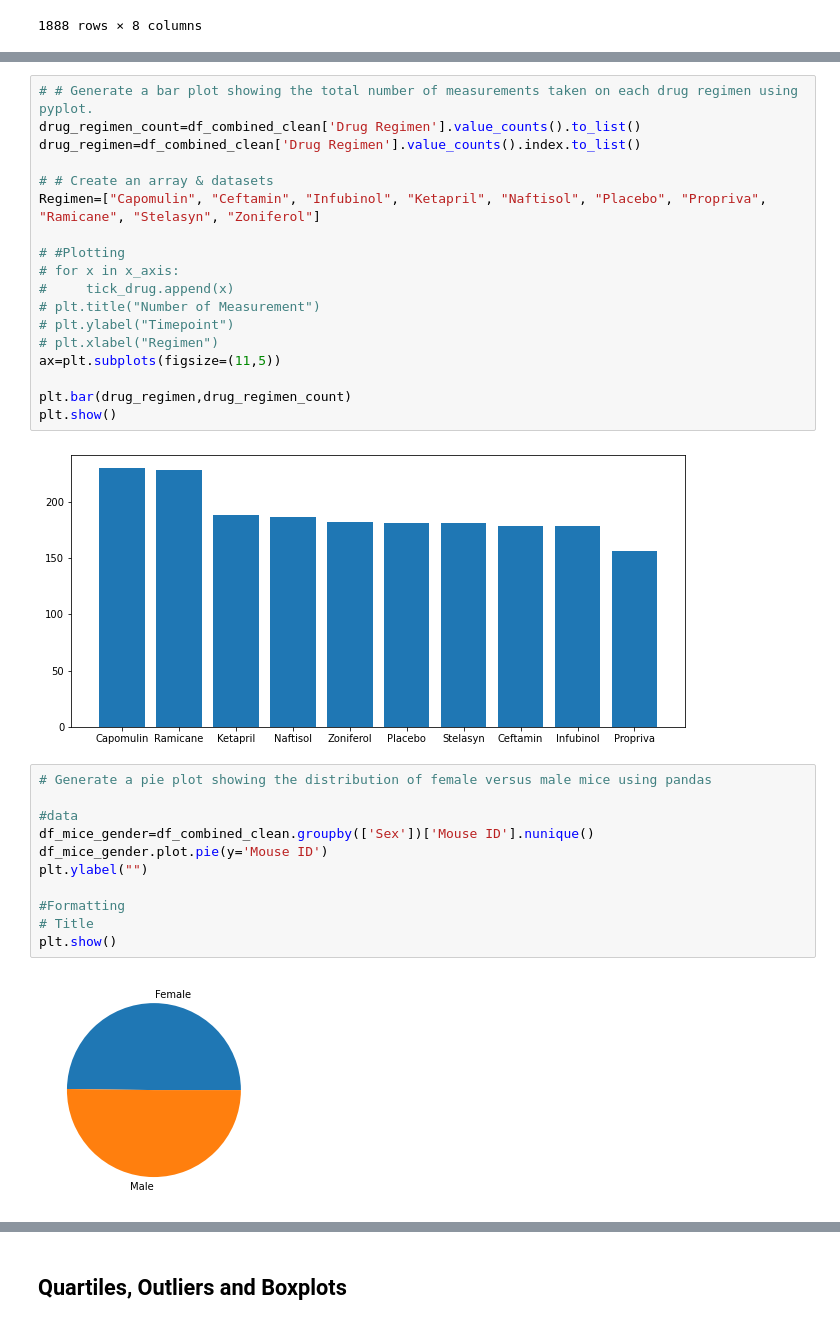
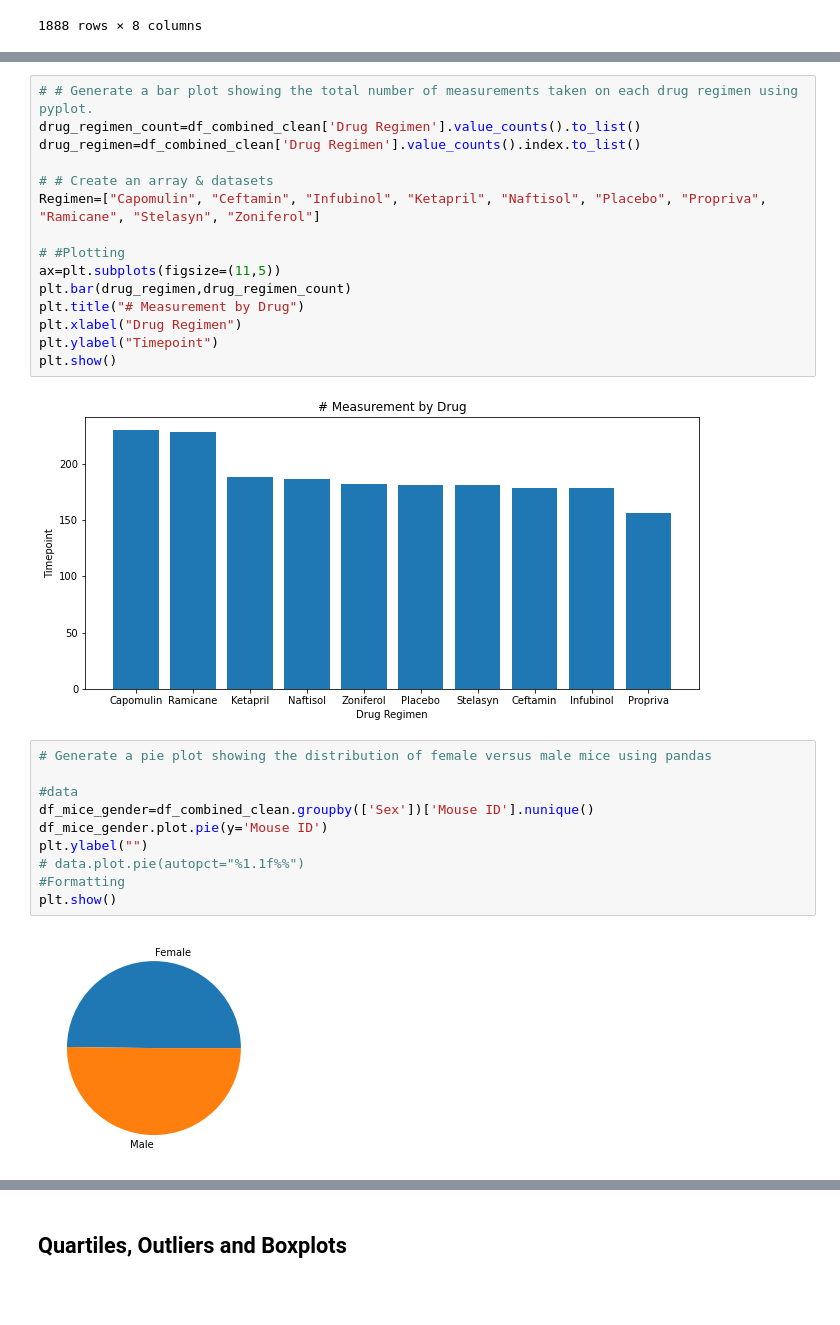
Before and after one commit to AnneNiemiec/Matplotlib, a Jupyter notebook: pymaceuticals.ipynb, the cells around one changed output, grey strips where cells are left out. Saved outputs shown, nothing was run; the diff lists cells and outputs as text; blank space fills up the shorter version.

```diff
--- a/pymaceuticals.ipynb
+++ b/pymaceuticals.ipynb
@@ -162,23 +165,20 @@ plt.show()
 # %%
 # # Generate a bar plot showing the total number of measurements taken on each drug regimen using pyplot.
 drug_regimen_count=df_combined_clean['Drug Regimen'].value_counts().to_list()
 drug_regimen=df_combined_clean['Drug Regimen'].value_counts().index.to_list()
 
 # # Create an array & datasets
 Regimen=["Capomulin", "Ceftamin", "Infubinol", "Ketapril", "Naftisol", "Placebo", "Propriva", "Ramicane", "Stelasyn", "Zoniferol"]
 
 # #Plotting
-# for x in x_axis:
-#     tick_drug.append(x)
-# plt.title("Number of Measurement")
-# plt.ylabel("Timepoint")
-# plt.xlabel("Regimen")
 ax=plt.subplots(figsize=(11,5))
-
 plt.bar(drug_regimen,drug_regimen_count)
+plt.title("# Measurement by Drug")
+plt.xlabel("Drug Regimen")
+plt.ylabel("Timepoint")
 plt.show()
 # %% [output]
-[figure, old version]
+[figure, new version]
 # %%
 # Generate a pie plot showing the distribution of female versus male mice using pandas
 
@@ -186,9 +186,8 @@ plt.show()
 df_mice_gender=df_combined_clean.groupby(['Sex'])['Mouse ID'].nunique()
 df_mice_gender.plot.pie(y='Mouse ID')
 plt.ylabel("")
-
+# data.plot.pie(autopct="%1.1f%%")
 #Formatting
-# Title
 plt.show()
 # %% [output]
 [figure]
```
Also changed, not shown: parts of 8 cells of this notebook.
